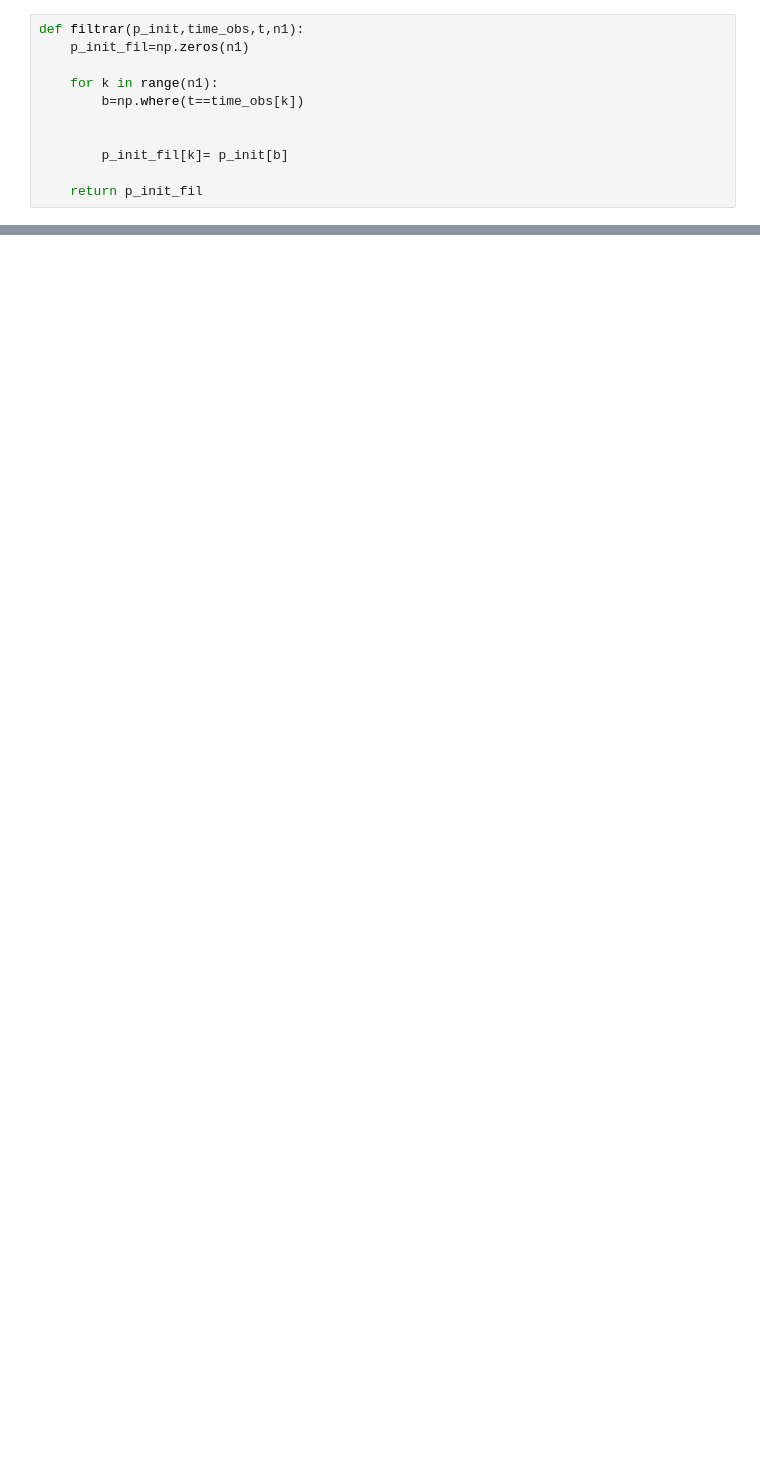
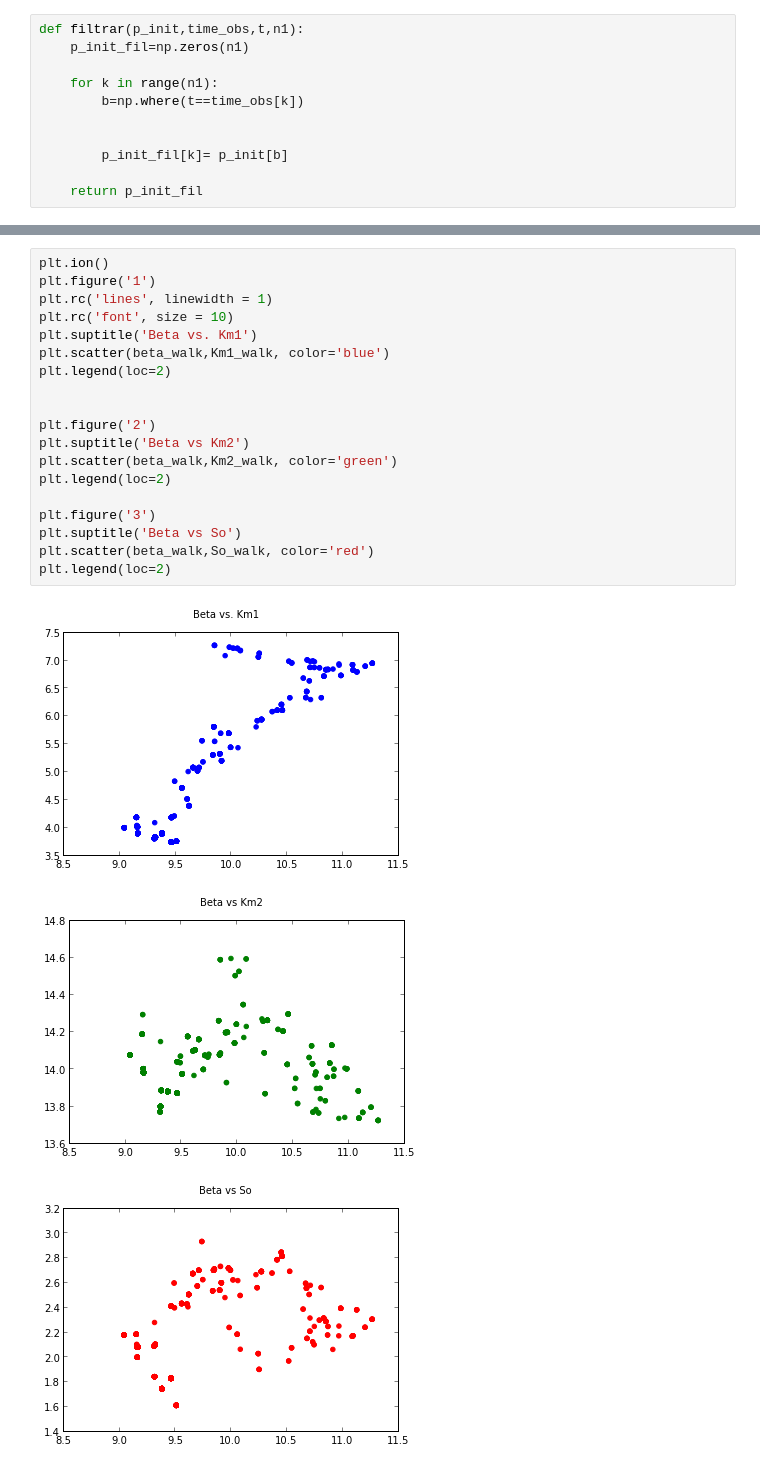
Before and after one commit to nana0220/Tarea_8, a Jupyter notebook: Tarea8.ipynb, the cells around one changed output, grey strips where cells are left out. Saved outputs shown, nothing was run; the diff lists cells and outputs as text; blank space fills up the shorter version.

```diff
--- a/Tarea8.ipynb
+++ b/Tarea8.ipynb
@@ -199 +234,24 @@ print chimin
+# %%
+plt.ion()
+plt.figure('1')
+plt.rc('lines', linewidth = 1)
+plt.rc('font', size = 10)
+plt.suptitle('Beta vs. Km1')
+plt.scatter(beta_walk,Km1_walk, color='blue')
+plt.legend(loc=2)
+
+
+plt.figure('2')
+plt.suptitle('Beta vs Km2')
+plt.scatter(beta_walk,Km2_walk, color='green')
+plt.legend(loc=2)
+
+plt.figure('3')
+plt.suptitle('Beta vs So')
+plt.scatter(beta_walk,So_walk, color='red')
+plt.legend(loc=2)
+# %% [output]
+[figure, added]
+[figure, added]
+[figure, added]
 # %% [markdown]
```
Also changed, not shown: parts of 16 cells of this notebook.
